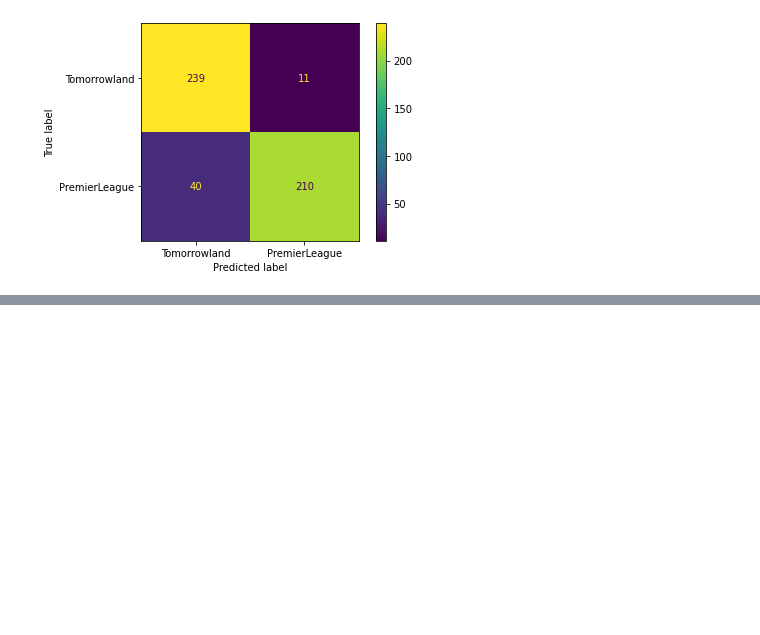
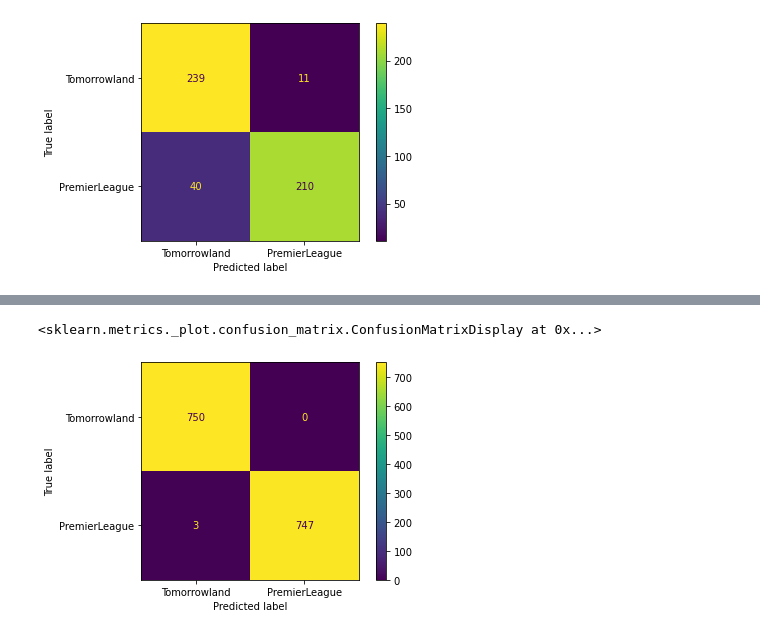
Before and after one commit to ajoneal/reddit-post-classifier, a Jupyter notebook: 11.16.21 Reddit Pull.ipynb, the cells around one changed output, grey strips where cells are left out. Saved outputs shown, nothing was run; the diff lists cells and outputs as text; code cells hidden in the pictures; blank space fills up the shorter version.

```diff
--- a/11.16.21 Reddit Pull.ipynb
+++ b/11.16.21 Reddit Pull.ipynb
@@ -325,0 +380,18 @@ plot_confusion_matrix(gs5, X_test, y_test, display_labels=['Tomorrowland', 'Prem
+# %%
+pipe7 = Pipeline([
+    ('cvec', CountVectorizer()),
+    ('rf', RandomForestClassifier())
+])
+# %%
+params7 = {
+    'cvec__min_df': [1, 2],
+    'cvec__max_df': [.1, .2],
+    'cvec__binary': [False],
+    'cvec__stop_words': ['english'],
+    'rf__random_state': [42]
+}
+# %%
+gs7 = GridSearchCV(pipe7, param_grid=params7)
+gs7.fit(X_train, y_train)
+print(gs7.best_score_)
+gs7.best_params_
@@ -325,0 +405,5 @@ plot_confusion_matrix(gs5, X_test, y_test, display_labels=['Tomorrowland', 'Prem
+# %%
+plot_confusion_matrix(gs7, X_train, y_train, display_labels=['Tomorrowland', 'PremierLeague'])
+# %% [output]
+<sklearn.metrics._plot.confusion_matrix.ConfusionMatrixDisplay at 0x...>
+[figure, added]
```
Also changed, not shown: parts of 22 cells of this notebook.
